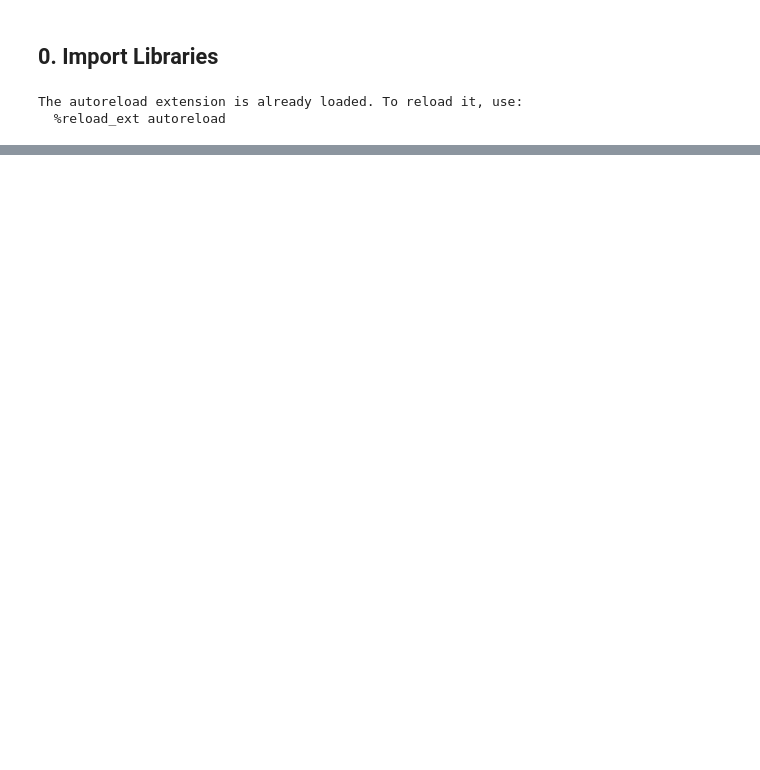
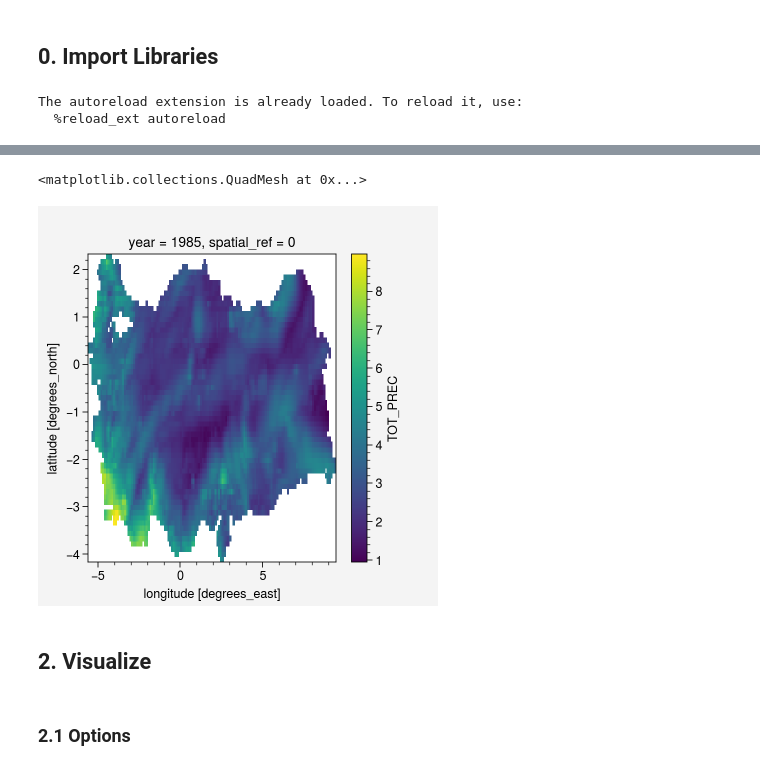
Before and after one commit to donmezkutay/msc-thesis-codes, a Jupyter notebook: BC_verification.ipynb, the cells around one changed output, grey strips where cells are left out. Cells and saved outputs as stored; diff of their text form; code cells hidden in the pictures; blank space fills up the shorter version.

```diff
--- a/BC_verification.ipynb
+++ b/BC_verification.ipynb
@@ -456,0 +83,12 @@ era5_clipped.sum(dim='time').plot(vmax=1000, vmin=0)
+# %%
+dt_era5_max = xr.open_dataset(fr"{path_general}/era5/era5_TOT_PREC_{season}_1hr_regrid_aggregated_max_{time_frame}.nc")
+dt_era5_max = dt_era5_max['TOT_PREC'].where(turkey_bool==1)
+# %%
+dt_era5_max['TOT_PREC'][0].plot()
+# %% [output]
+<matplotlib.collections.QuadMesh at 0x...>
+[figure, added]
+# %% [markdown]
+## 2. Visualize
+# %% [markdown]
+### 2.1 Options
```
Also changed, not shown: parts of 70 cells of this notebook, 1 other file.
